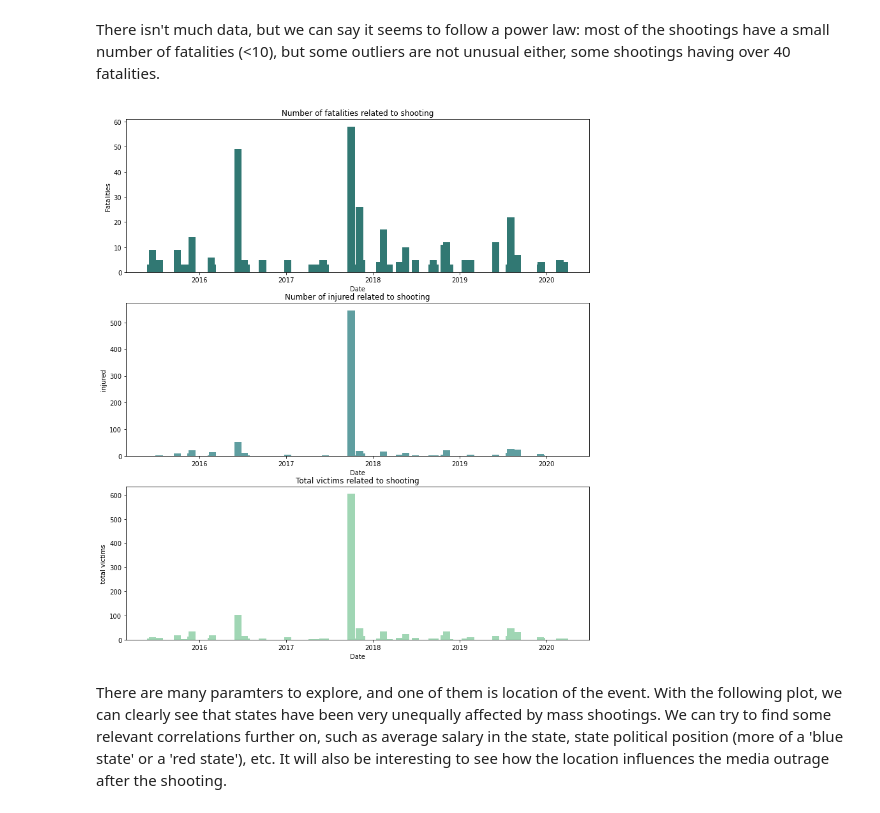
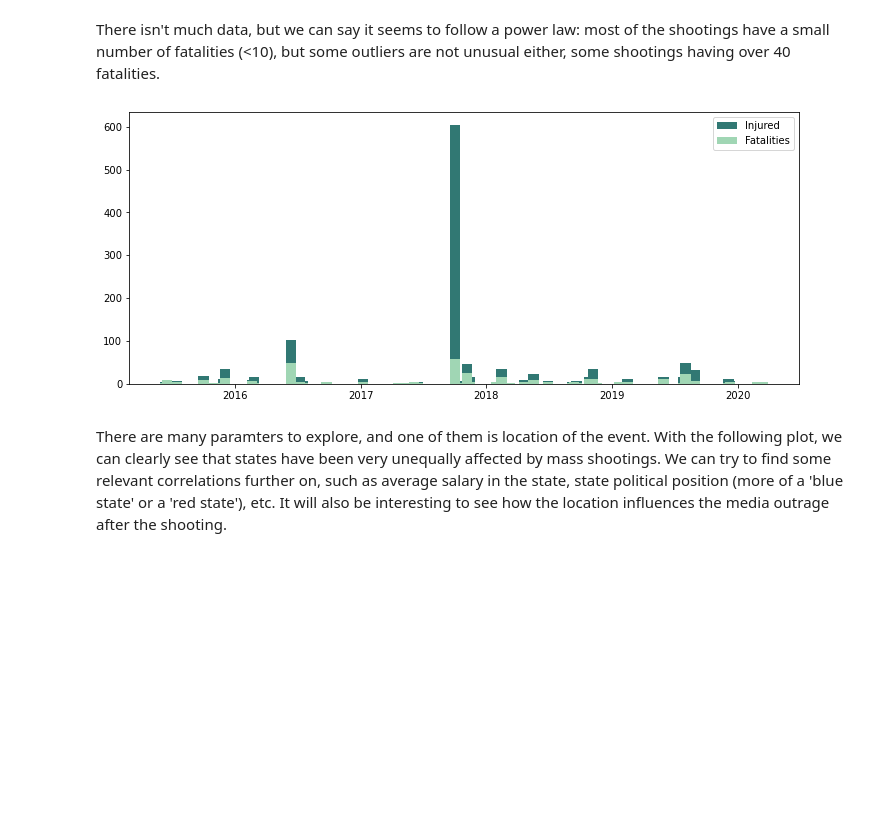
Before and after one commit to epfl-ada/ada-2021-project-clezemath, a Jupyter notebook: milestone2.ipynb, the cells around one changed output. Drawn from its saved outputs; the diff is of its cells as text; code cells hidden in the pictures; blank space fills up the shorter version.

```diff
--- a/milestone2.ipynb
+++ b/milestone2.ipynb
@@ -171,26 +171,14 @@ ax[1].set_title('Fatalities per shooting');
 # %% [markdown]
 There isn't much data, but we can say it seems to follow a power law: most of the shootings have a small number of fatalities (<10), but some outliers are not unusual either, some shootings having over 40 fatalities.
 # %%
-# NOTE PERSO: JE ME DEMANDE A QUEL POINT CES 3 PLOTS SONT NECESSAIRES.
-# LAISSONS PEUT ETRE JUSTE POUR TOTAL VICTIMS OU POUR FATALITIES, MAIS LES 3 C'EST UN PEU REDONDANT
-# EVENTUELLEMENT SUPERPOSER LES 3??
-
 # The distribution of of fatalities, injured, total per month is plotted here
-fig, ax = plt.subplots(3,1,figsize=(13, 15))
-
-# Add x-axis and y-axis
-ax[0].bar(df['date'], df['fatalities'], width = 30, color = '#317873') #chosing the width to be equal to a month
-ax[1].bar(df['date'], df['injured'], width = 30, color = '#5f9ea0')
-ax[2].bar(df['date'], df['total_victims'], width = 30,  color = '#a0d6b4')
-
-# Set title and labels for axes
-ax[0].set(xlabel="Date", ylabel="Fatalities", title="Number of fatalities related to shooting")
-ax[1].set(xlabel="Date", ylabel="injured", title="Number of injured related to shooting")
-ax[2].set(xlabel="Date", ylabel="total victims", title="Total victims related to shooting")
-
+fig, ax = plt.subplots(figsize=(12, 5))
+plt.bar(df['date'],df['total_victims'],width=30, color = '#317873')
+plt.bar(df['date'],df['fatalities'],width=30, color = '#a0d6b4')
+plt.legend(['Injured','Fatalities'])
 plt.show()
 # %% [output]
-[figure, old version]
+[figure, new version]
 # %% [markdown]
 There are many paramters to explore, and one of them is location of the event. With the following plot, we can clearly see that states have been very unequally affected by mass shootings. We can try to find some relevant correlations further on, such as average salary in the state, state political position (more of a 'blue state' or a 'red state'), etc. It will also be interesting to see how the location influences the media outrage after the shooting.
 # %%
```
Also changed, not shown: parts of 3 cells of this notebook.
